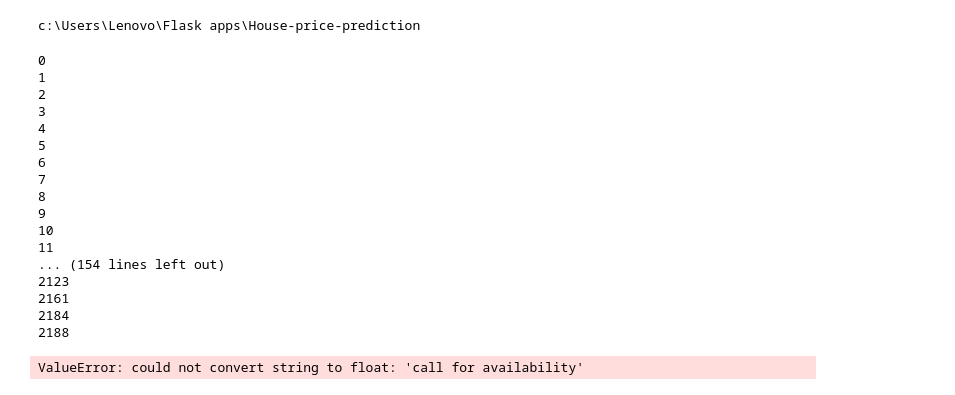
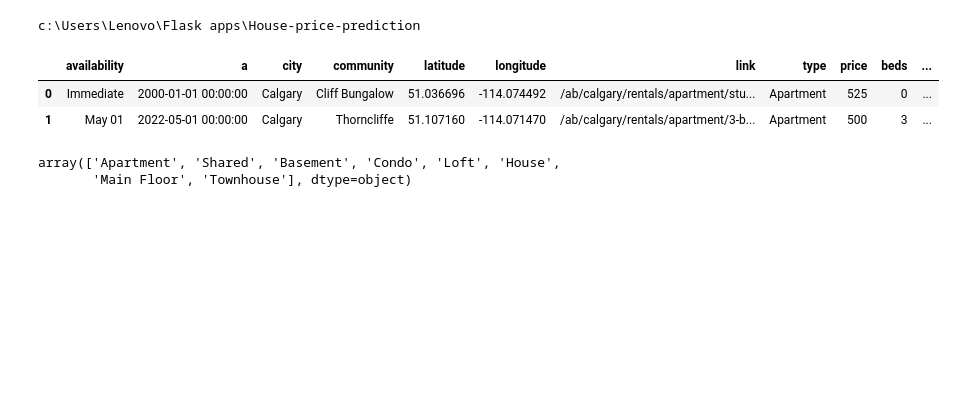
Before and after one commit to mitramir55/House-Price-Analyzer-Flask, a Jupyter notebook: Practice/practice - 3.ipynb, the cells around one changed output. Drawn from its saved outputs; the diff is of its cells as text; code cells hidden in the pictures; blank space fills up the shorter version.

```diff
--- a/Practice/practice - 3.ipynb
+++ b/Practice/practice - 3.ipynb
@@ -16,29 +17,17 @@ c:\Users\Lenovo\Flask apps\House-price-prediction
 # %%
 MAIN_DF_PATH = r'Dataset\calgary_cleaned_rentals_dataset_2.csv'
 df = pd.read_csv(MAIN_DF_PATH)
-# %%
-for i in range(len(df)):
-    try: int(df.loc[i, 'available_month'])
-    except: print(i)
-# %% [output]
-0
-1
-2
-3
-4
-5
-6
-7
-8
-9
-10
-11
-... (154 lines left out)
-2123
-2161
-2184
-2188
+# %%
+df.head(2)
+# %% [output]
+|  | availability | a | city | community | latitude | longitude | link | type | price | beds | ... |
+| 0 | Immediate | 2000-01-01 00:00:00 | Calgary | Cliff Bungalow | 51.036696 | -114.074492 | /ab/calgary/rentals/apartment/stu... | Apartment | 525 | 0 | ... |
+| 1 | May 01 | 2022-05-01 00:00:00 | Calgary | Thorncliffe | 51.107160 | -114.071470 | /ab/calgary/rentals/apartment/3-b... | Apartment | 500 | 3 | ... |
 # %%
-df.loc[:, 'available_month'] =  df.available_month.apply(lambda x : int(float(x)))
+df.loc[:, 'price'] = df.loc[:, 'price'].apply(lambda x : int(x))
+df.loc[:, 'sq_feet'] = df.loc[:, 'sq_feet'].apply(lambda x : int(x))
-# %% [output]
-ValueError: could not convert string to float: 'call for availability'
+# %%
+df['type'].unique()
+# %% [output]
+array(['Apartment', 'Shared', 'Basement', 'Condo', 'Loft', 'House',
+       'Main Floor', 'Townhouse'], dtype=object)
```
Also changed, not shown: parts of 16 cells of this notebook, 2 other files.
